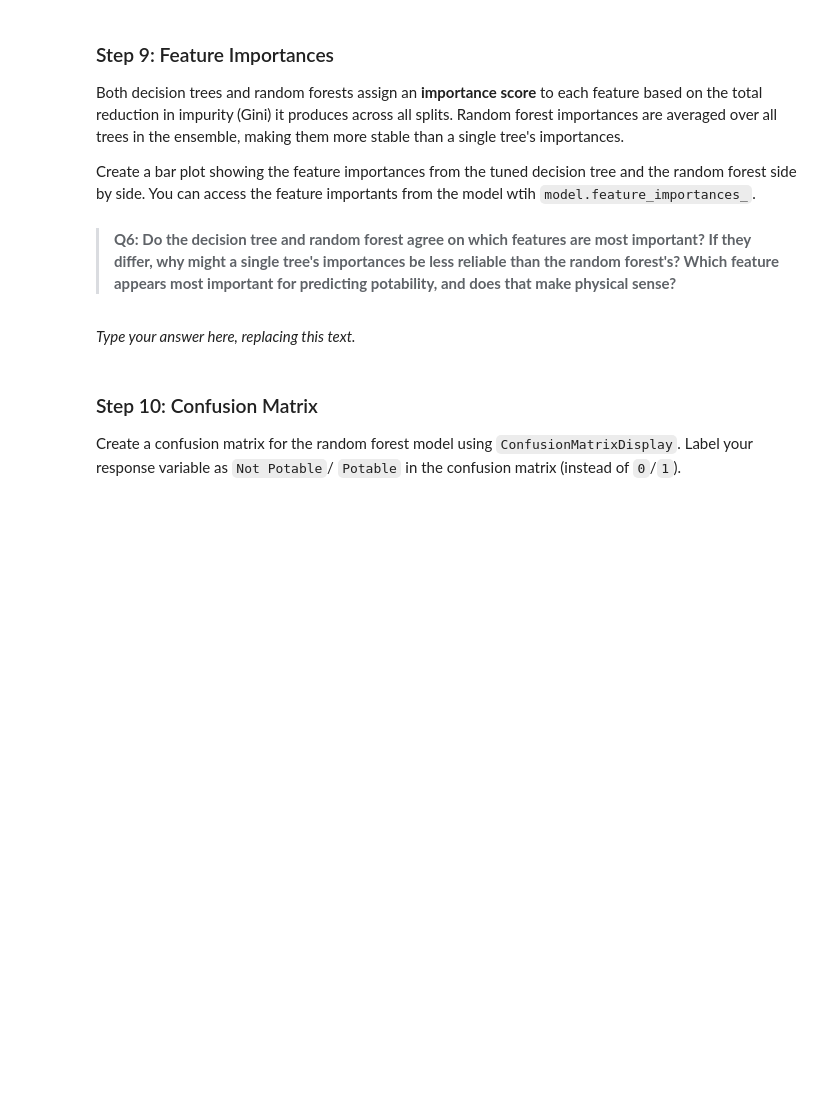
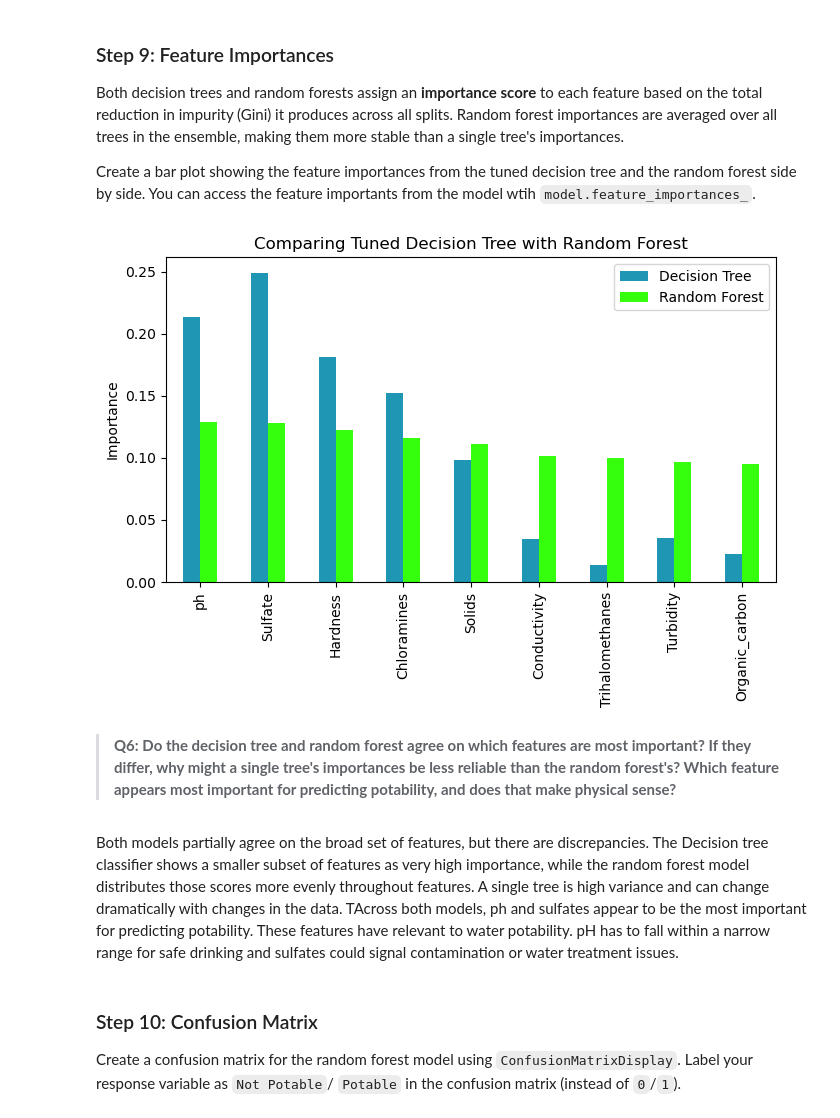
Before and after one commit to mmorenorolon/assignment-3, a Jupyter notebook: task2/hw3-task2.ipynb, the cells around one changed output. Cells and saved outputs as stored; diff of their text form; code cells hidden in the pictures; blank space fills up the shorter version.

Commit message:
Create bar plot for feature importances in RF and DT

```diff
--- a/task2/hw3-task2.ipynb
+++ b/task2/hw3-task2.ipynb
@@ -308,10 +308,45 @@ The Random Forest result test accuracy resulted in a higher value (0.66) than wi
 Both decision trees and random forests assign an **importance score** to each feature based on the total reduction in impurity (Gini) it produces across all splits. Random forest importances are averaged over all trees in the ensemble, making them more stable than a single tree's importances.
 
 Create a bar plot showing the feature importances from the tuned decision tree and the random forest side by side. You can access the feature importants from the model wtih `model.feature_importances_`.
+# %%
+# Extract and sort feature importance values for the Decision Tree
+dt_opt_feat_imp = pd.Series(
+     dt_opt.feature_importances_, index = features).sort_values(ascending=False)
+
+# Extract and sort feature importance values for the Random Forest
+rf_feat_imp = pd.Series(
+     rf.feature_importances_, index = features).sort_values(ascending=False)
+
+# Build a single DataFrame
+feat_df = pd.DataFrame(
+    {
+        "Decision Tree": dt_opt_feat_imp,
+        "Random Forest": rf_feat_imp,
+    },
+    index=features,
+)
+
+# Take top 15 by Random Forest
+top = feat_df.nlargest(15, "Random Forest")
+
+# Plot
+top.plot.bar(figsize=(7, 5), color = {
+                 "Decision Tree": "#1f96b4",   # custom blue
+                 "Random Forest": "#36ff0e"    # custom orange
+             })
+
+plt.legend()
+plt.title("Comparing Tuned Decision Tree with Random Forest")
+plt.xlabel("")
+plt.ylabel("Importance")
+plt.tight_layout()
+plt.show()
+# %% [output]
+[figure, added]
 # %% [markdown]
 > **Q6: Do the decision tree and random forest agree on which features are most important? If they differ, why might a single tree's importances be less reliable than the random forest's? Which feature appears most important for predicting potability, and does that make physical sense?**
 # %% [markdown]
-_Type your answer here, replacing this text._
+Both models partially agree on the broad set of features, but there are discrepancies. The Decision tree classifier shows a smaller subset of features as very high importance, while the random forest model distributes those scores more evenly throughout features. A single tree is high variance and can change dramatically with changes in the data. TAcross both models, ph and sulfates appear to be the most important for predicting potability. These features have relevant to water potability. pH has to fall within a narrow range for safe drinking and sulfates could signal contamination or water treatment issues.
 # %% [markdown]
 <!-- END QUESTION -->
 
```
Also changed, not shown: parts of 5 cells of this notebook.
